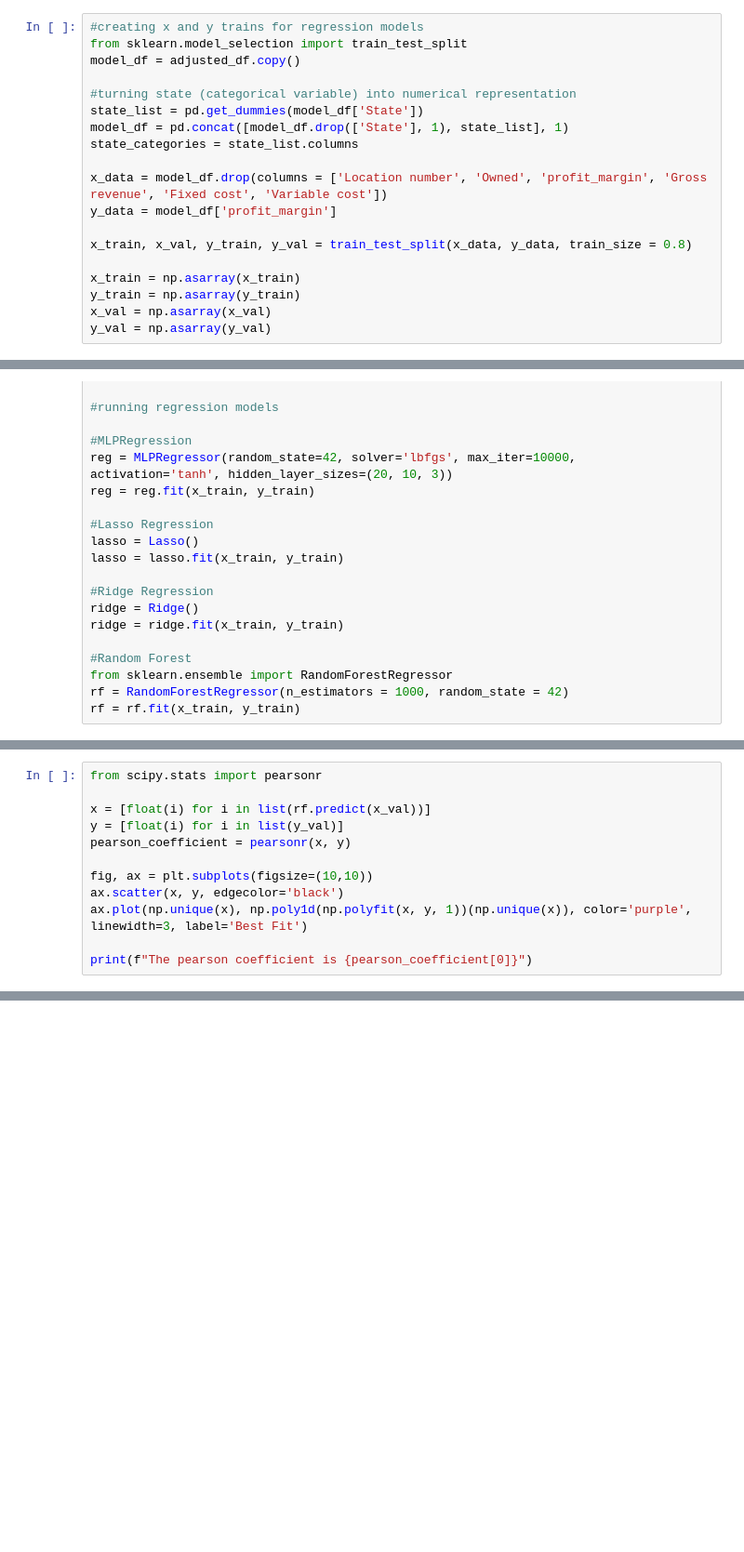
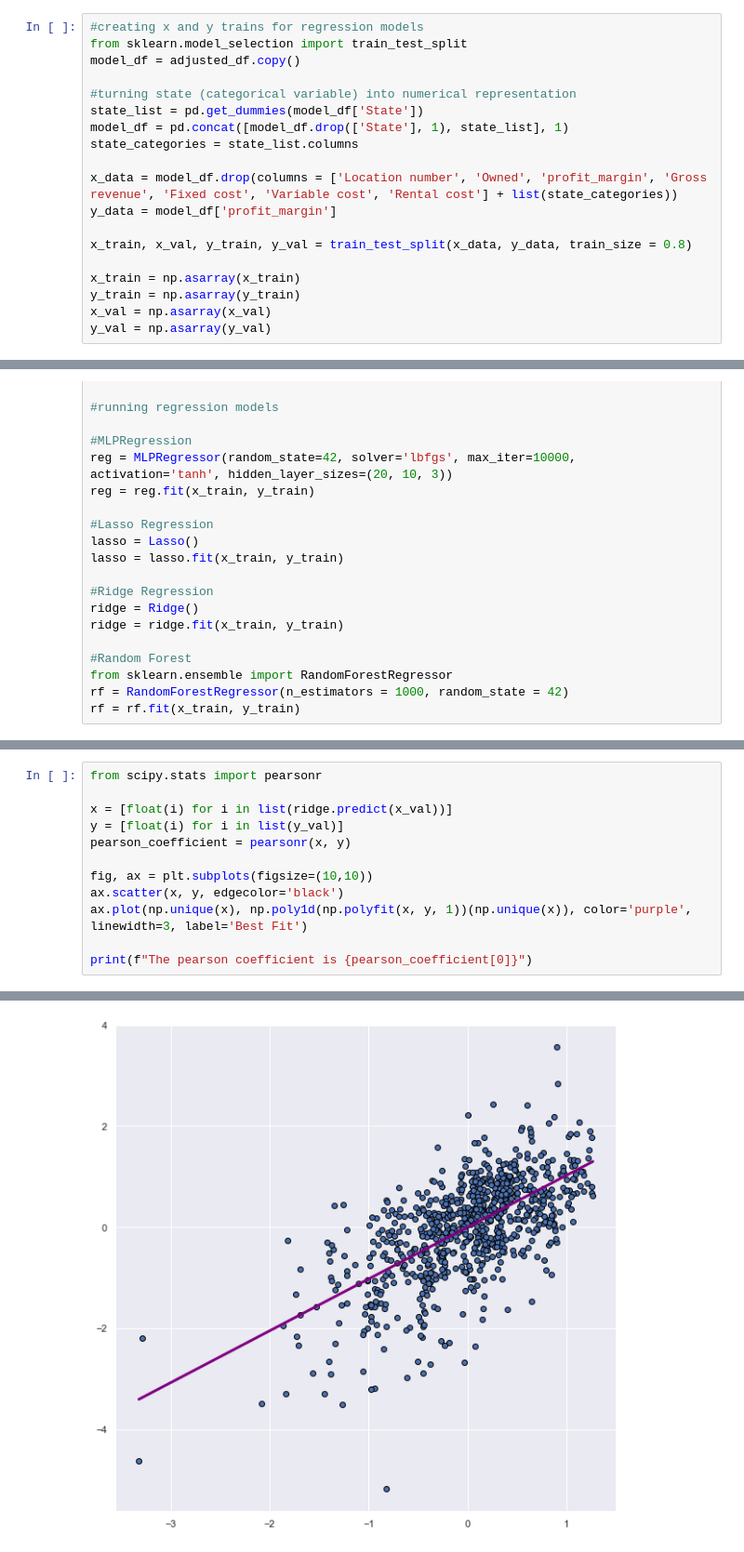
Before and after one commit to philipk19238/Blackstone-DS-Take-Home, a Jupyter notebook: analysis.ipynb, the cells around one changed output, grey strips where cells are left out. Shown at 93% size. Cells and saved outputs as stored; diff of their text form; blank space fills up the shorter version.

```diff
--- a/analysis.ipynb
+++ b/analysis.ipynb
@@ -95,7 +94,7 @@ state_list = pd.get_dummies(model_df['State'])
 model_df = pd.concat([model_df.drop(['State'], 1), state_list], 1)
 state_categories = state_list.columns
 
-x_data = model_df.drop(columns = ['Location number', 'Owned', 'profit_margin', 'Gross revenue', 'Fixed cost', 'Variable cost'])
+x_data = model_df.drop(columns = ['Location number', 'Owned', 'profit_margin', 'Gross revenue', 'Fixed cost', 'Variable cost', 'Rental cost'] + list(state_categories))
 y_data = model_df['profit_margin']
 
 x_train, x_val, y_train, y_val = train_test_split(x_data, y_data, train_size = 0.8)
@@ -157,7 +160,7 @@ weights
 # %%
 from scipy.stats import pearsonr
 
-x = [float(i) for i in list(rf.predict(x_val))]
+x = [float(i) for i in list(ridge.predict(x_val))]
 y = [float(i) for i in list(y_val)]
 pearson_coefficient = pearsonr(x, y)
 
@@ -166,3 +169,4 @@ ax.scatter(x, y, edgecolor='black')
 ax.plot(np.unique(x), np.poly1d(np.polyfit(x, y, 1))(np.unique(x)), color='purple', linewidth=3, label='Best Fit')
 
 print(f"The pearson coefficient is {pearson_coefficient[0]}")
+# %% [output]
@@ -168,0 +174 @@ print(f"The pearson coefficient is {pearson_coefficient[0]}")
+[figure, added]
```
Also changed, not shown: parts of 9 cells of this notebook.
